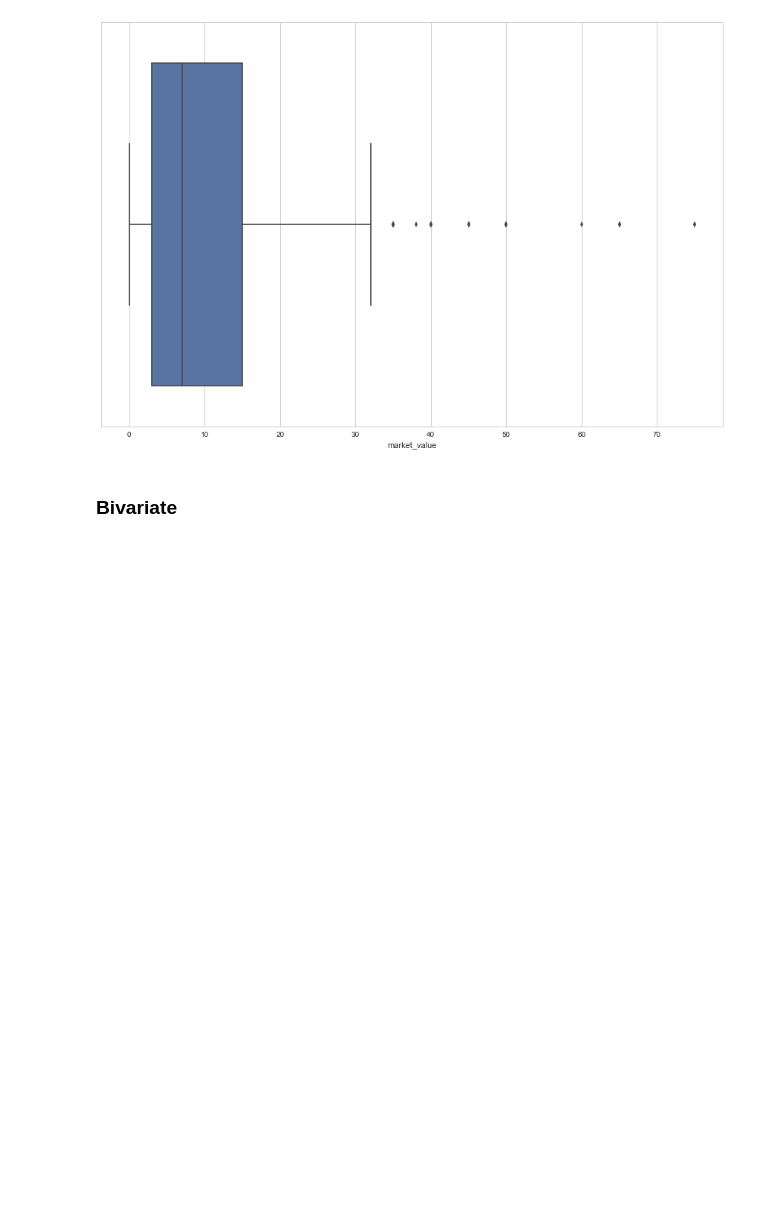
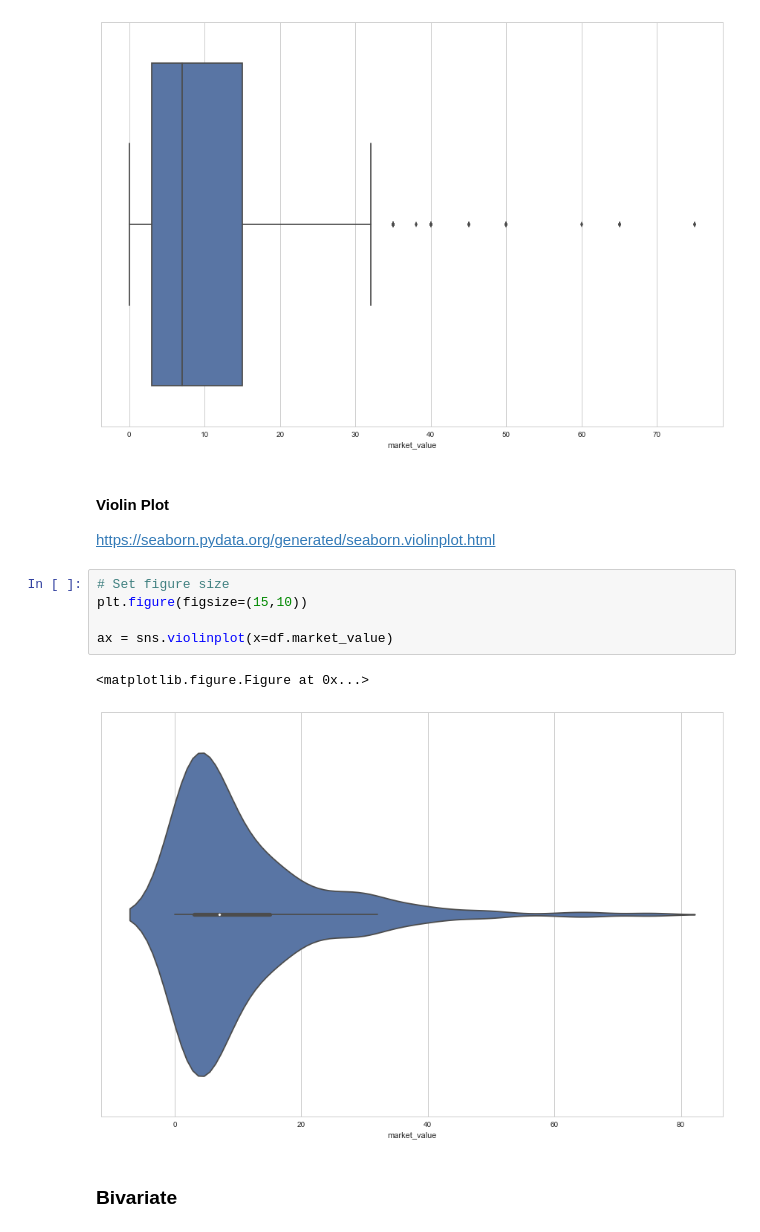
Before and after one commit to basilvetas/seaborn-visualizations, a Jupyter notebook: Data-Visualizations-Python.ipynb, the cells around one changed output. Drawn from its saved outputs; the diff is of its cells as text; blank space fills up the shorter version.

```diff
--- a/Data-Visualizations-Python.ipynb
+++ b/Data-Visualizations-Python.ipynb
@@ -169,6 +169,17 @@ ax = sns.boxplot(x=df.market_value)
 # %% [output]
 <matplotlib.figure.Figure at 0x...>
 [figure]
+# %% [markdown]
+#### Violin Plot
+https://seaborn.pydata.org/generated/seaborn.violinplot.html
+# %%
+# Set figure size
+plt.figure(figsize=(15,10))
+
+ax = sns.violinplot(x=df.market_value)
+# %% [output]
+<matplotlib.figure.Figure at 0x...>
+[figure, added]
 # %% [markdown]
 ### Bivariate
 # %% [markdown]
```
Also changed, not shown: parts of 36 cells of this notebook.
